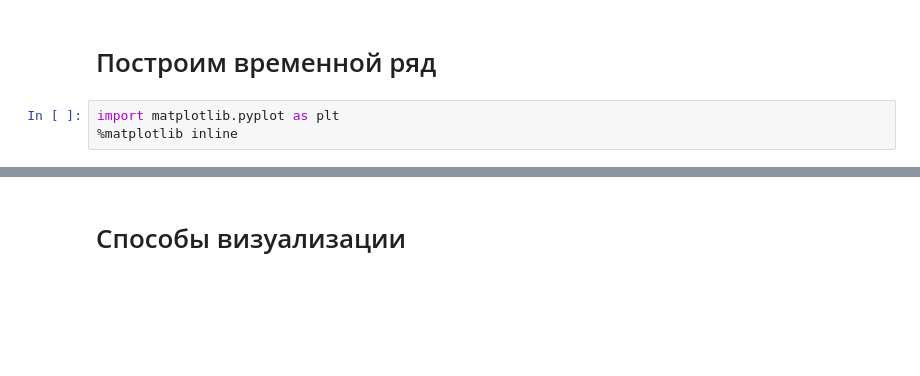
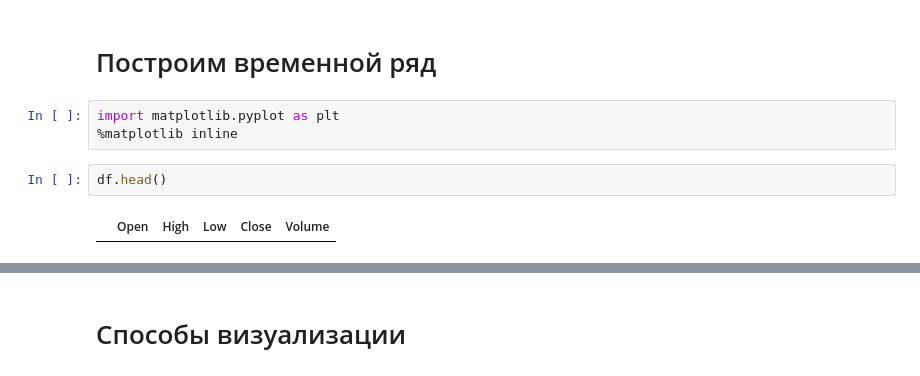
Before and after one commit to AlexNepochatykh/netology-ds, a Jupyter notebook: time_series/theory/time_series_lecture_1_1.ipynb, the cells around one changed output, grey strips where cells are left out. Cells and saved outputs as stored; diff of their text form; blank space fills up the shorter version.

```diff
--- a/time_series/theory/time_series_lecture_1_1.ipynb
+++ b/time_series/theory/time_series_lecture_1_1.ipynb
@@ -59,6 +59,10 @@ df = get_price_data(param)
 # %%
 import matplotlib.pyplot as plt
 %matplotlib inline
+# %%
+df.head()
+# %% [output]
+|  | Open | High | Low | Close | Volume |
 # %%
 plt.figure(figsize=(12, 6))
 df['Close'].plot()
```
Also changed, not shown: parts of 1 cell of this notebook, 4 other files.
